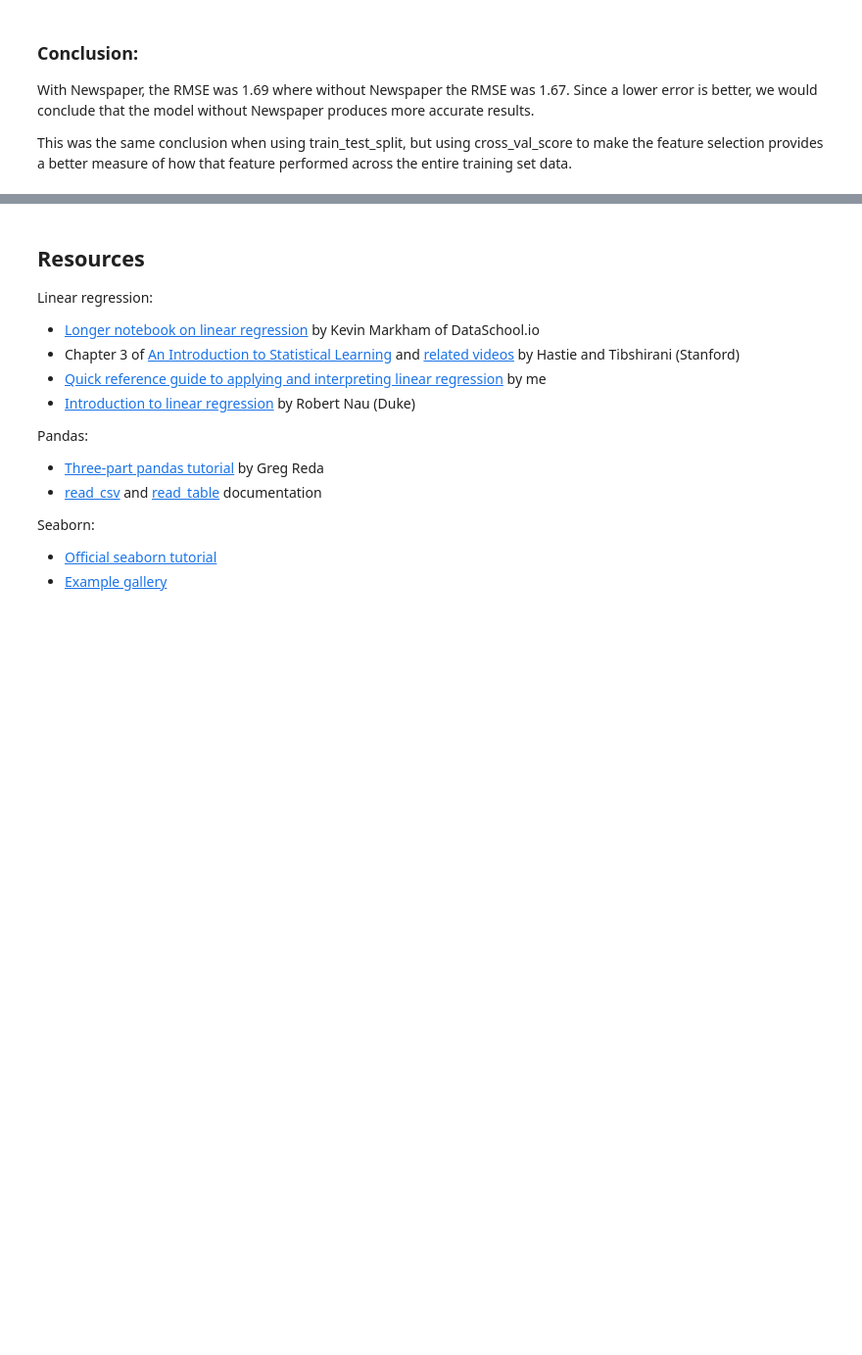
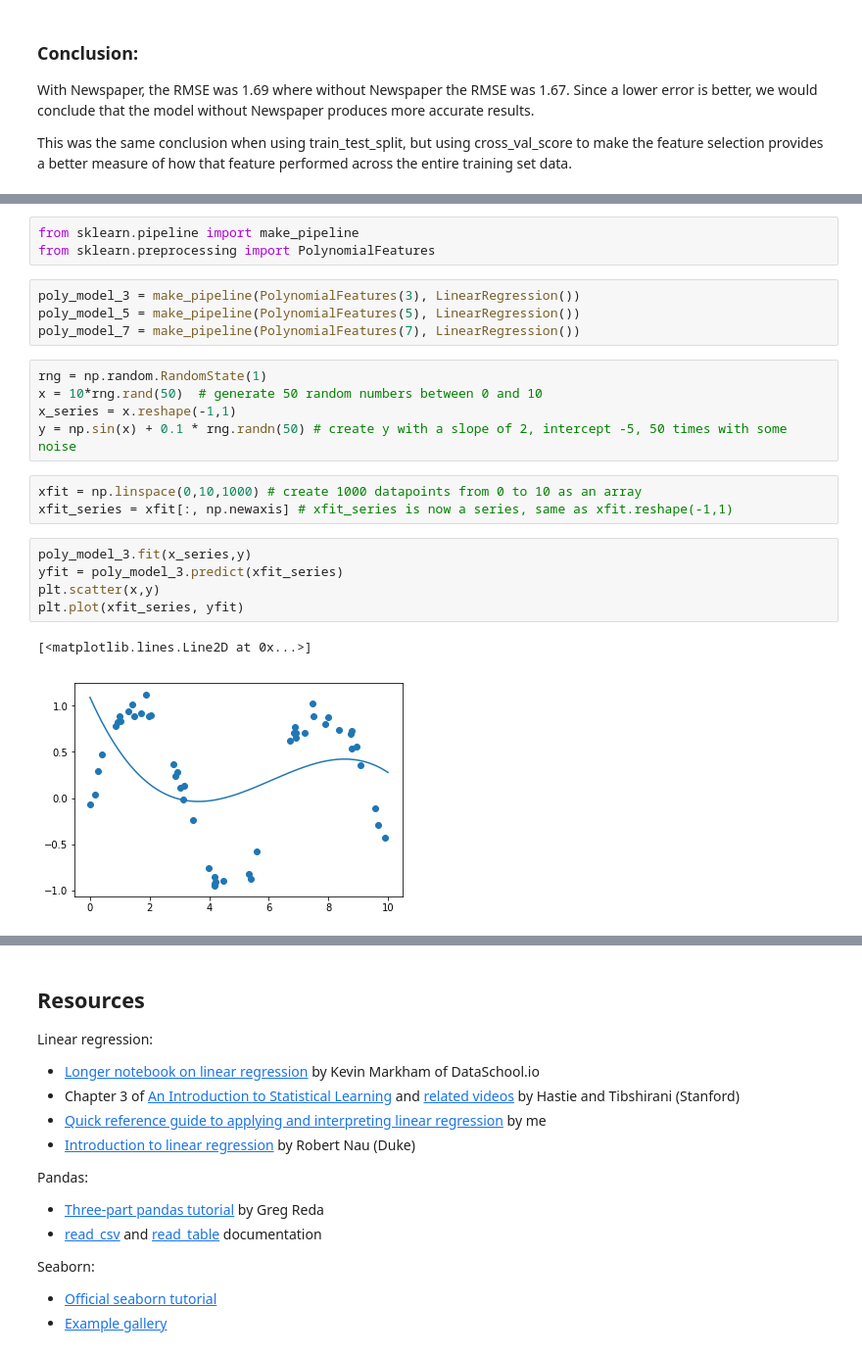
Before and after one commit to youngsoul/machinelearning101, a Jupyter notebook: 07_linear_regression.ipynb, the cells around one changed output, grey strips where cells are left out. Shown at 98% size. Cells and saved outputs as stored; diff of their text form; blank space fills up the shorter version.

```diff
--- a/07_linear_regression.ipynb
+++ b/07_linear_regression.ipynb
@@ -389,0 +472,23 @@ This was the same conclusion when using train_test_split, but using cross_val_sc
+# %%
+from sklearn.pipeline import make_pipeline
+from sklearn.preprocessing import PolynomialFeatures
+# %%
+poly_model_3 = make_pipeline(PolynomialFeatures(3), LinearRegression())
+poly_model_5 = make_pipeline(PolynomialFeatures(5), LinearRegression())
+poly_model_7 = make_pipeline(PolynomialFeatures(7), LinearRegression())
+# %%
+rng = np.random.RandomState(1)
+x = 10*rng.rand(50)  # generate 50 random numbers between 0 and 10
+x_series = x.reshape(-1,1)
+y = np.sin(x) + 0.1 * rng.randn(50) # create y with a slope of 2, intercept -5, 50 times with some noise
+# %%
+xfit = np.linspace(0,10,1000) # create 1000 datapoints from 0 to 10 as an array
+xfit_series = xfit[:, np.newaxis] # xfit_series is now a series, same as xfit.reshape(-1,1)
+# %%
+poly_model_3.fit(x_series,y)
+yfit = poly_model_3.predict(xfit_series)
+plt.scatter(x,y)
+plt.plot(xfit_series, yfit)
+# %% [output]
+[<matplotlib.lines.Line2D at 0x...>]
+[figure, added]
```
Also changed, not shown: parts of 13 cells of this notebook.
